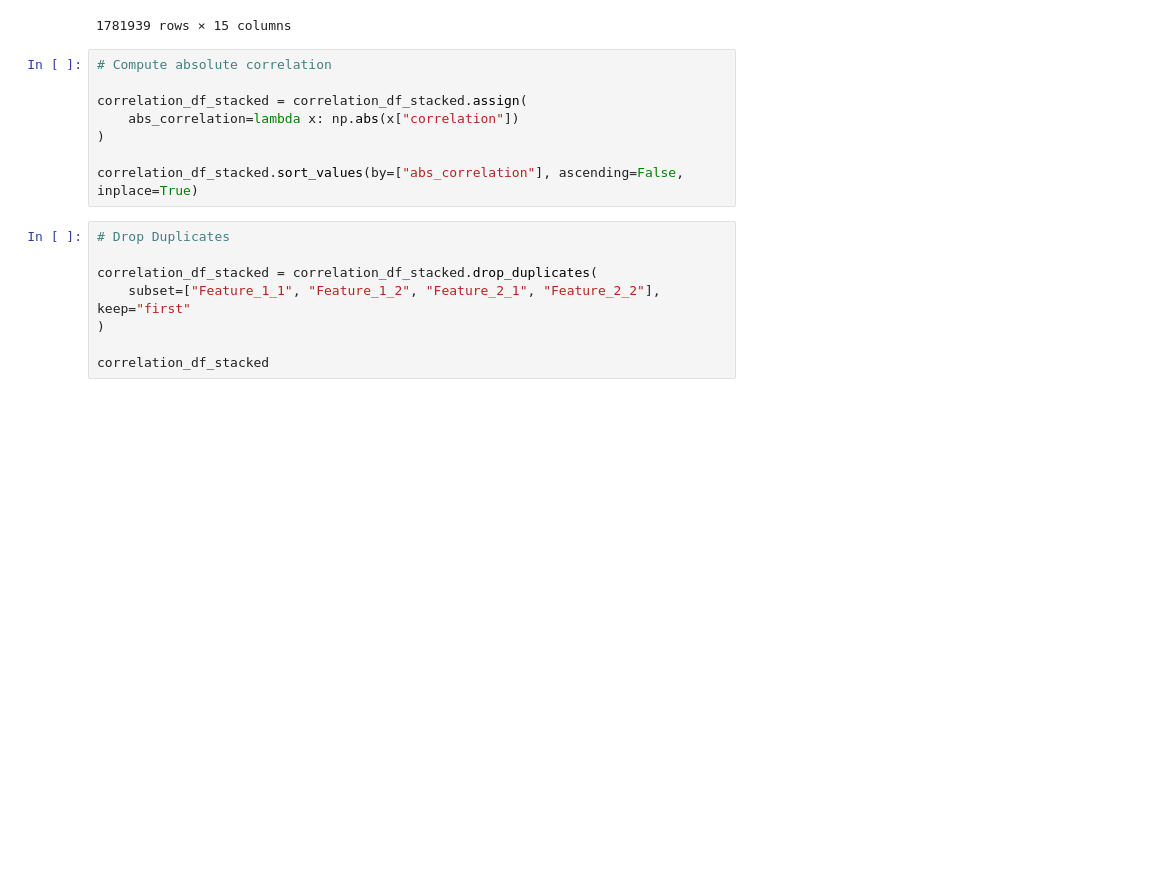
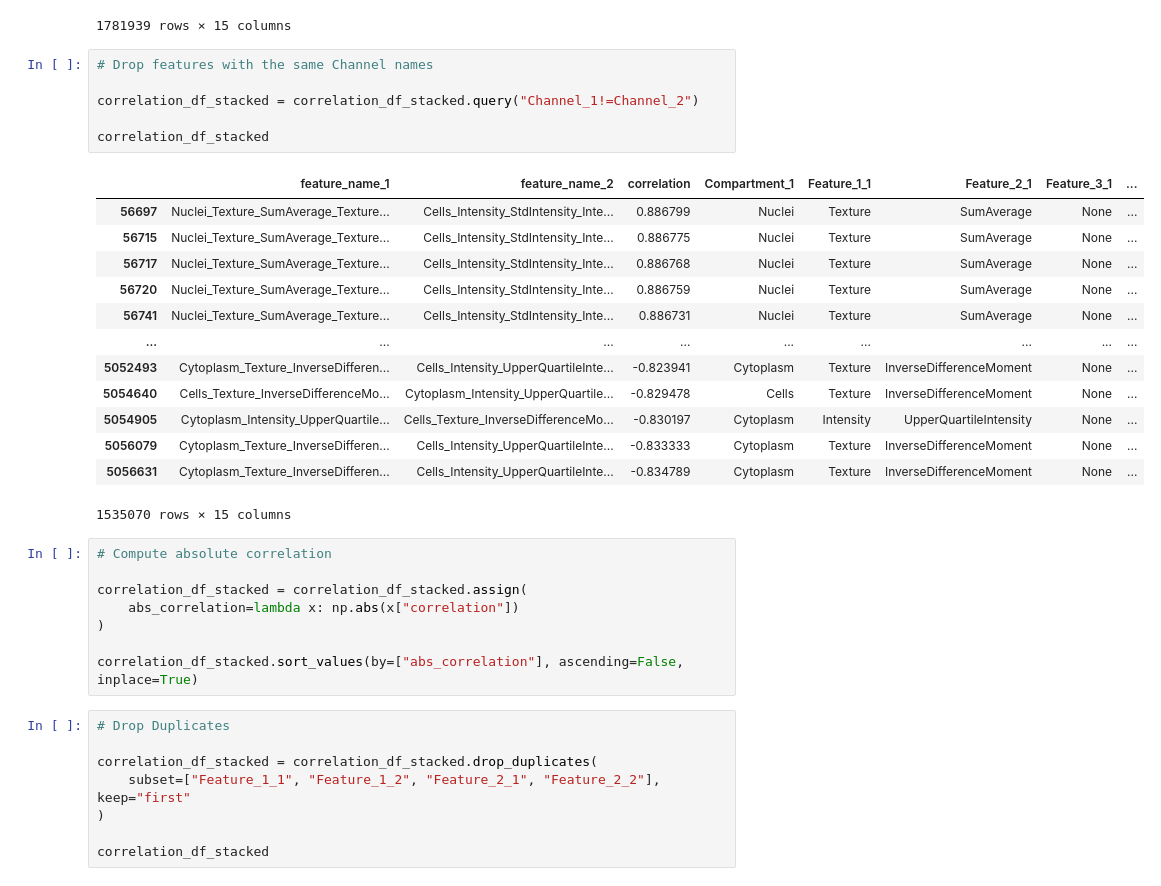
Before and after one commit to jump-cellpainting/2024_Chandrasekaran_Morphmap, a Jupyter notebook: 10.feature-wise-analyses/00.compare-feature-wise-correlations-orf.ipynb, the cells around one changed output. Drawn from its saved outputs; the diff is of its cells as text; blank space fills up the shorter version.

```diff
--- a/10.feature-wise-analyses/00.compare-feature-wise-correlations-orf.ipynb
+++ b/10.feature-wise-analyses/00.compare-feature-wise-correlations-orf.ipynb
@@ -191,6 +191,26 @@ correlation_df_stacked
 | 5080909 | Nuclei_Texture_InfoMeas1_Texture_... | Cells_Intensity_MaxIntensity_Inte... | -0.948594 | Nuclei | Texture | InfoMeas1 | None | ... |
 | 5081022 | Nuclei_Texture_InfoMeas1_Texture_... | Cells_Intensity_MaxIntensity_Inte... | -0.949435 | Nuclei | Texture | InfoMeas1 | None | ... |
 1781939 rows × 15 columns
+# %%
+# Drop features with the same Channel names
+
+correlation_df_stacked = correlation_df_stacked.query("Channel_1!=Channel_2")
+
+correlation_df_stacked
+# %% [output]
+|  | feature_name_1 | feature_name_2 | correlation | Compartment_1 | Feature_1_1 | Feature_2_1 | Feature_3_1 | ... |
+| 56697 | Nuclei_Texture_SumAverage_Texture... | Cells_Intensity_StdIntensity_Inte... | 0.886799 | Nuclei | Texture | SumAverage | None | ... |
+| 56715 | Nuclei_Texture_SumAverage_Texture... | Cells_Intensity_StdIntensity_Inte... | 0.886775 | Nuclei | Texture | SumAverage | None | ... |
+| 56717 | Nuclei_Texture_SumAverage_Texture... | Cells_Intensity_StdIntensity_Inte... | 0.886768 | Nuclei | Texture | SumAverage | None | ... |
+| 56720 | Nuclei_Texture_SumAverage_Texture... | Cells_Intensity_StdIntensity_Inte... | 0.886759 | Nuclei | Texture | SumAverage | None | ... |
+| 56741 | Nuclei_Texture_SumAverage_Texture... | Cells_Intensity_StdIntensity_Inte... | 0.886731 | Nuclei | Texture | SumAverage | None | ... |
+| ... | ... | ... | ... | ... | ... | ... | ... | ... |
+| 5052493 | Cytoplasm_Texture_InverseDifferen... | Cells_Intensity_UpperQuartileInte... | -0.823941 | Cytoplasm | Texture | InverseDifferenceMoment | None | ... |
+| 5054640 | Cells_Texture_InverseDifferenceMo... | Cytoplasm_Intensity_UpperQuartile... | -0.829478 | Cells | Texture | InverseDifferenceMoment | None | ... |
+| 5054905 | Cytoplasm_Intensity_UpperQuartile... | Cells_Texture_InverseDifferenceMo... | -0.830197 | Cytoplasm | Intensity | UpperQuartileIntensity | None | ... |
+| 5056079 | Cytoplasm_Texture_InverseDifferen... | Cells_Intensity_UpperQuartileInte... | -0.833333 | Cytoplasm | Texture | InverseDifferenceMoment | None | ... |
+| 5056631 | Cytoplasm_Texture_InverseDifferen... | Cells_Intensity_UpperQuartileInte... | -0.834789 | Cytoplasm | Texture | InverseDifferenceMoment | None | ... |
+1535070 rows × 15 columns
 # %%
 # Compute absolute correlation
 
```
Also changed, not shown: parts of 2 cells of this notebook, 3 other files.
